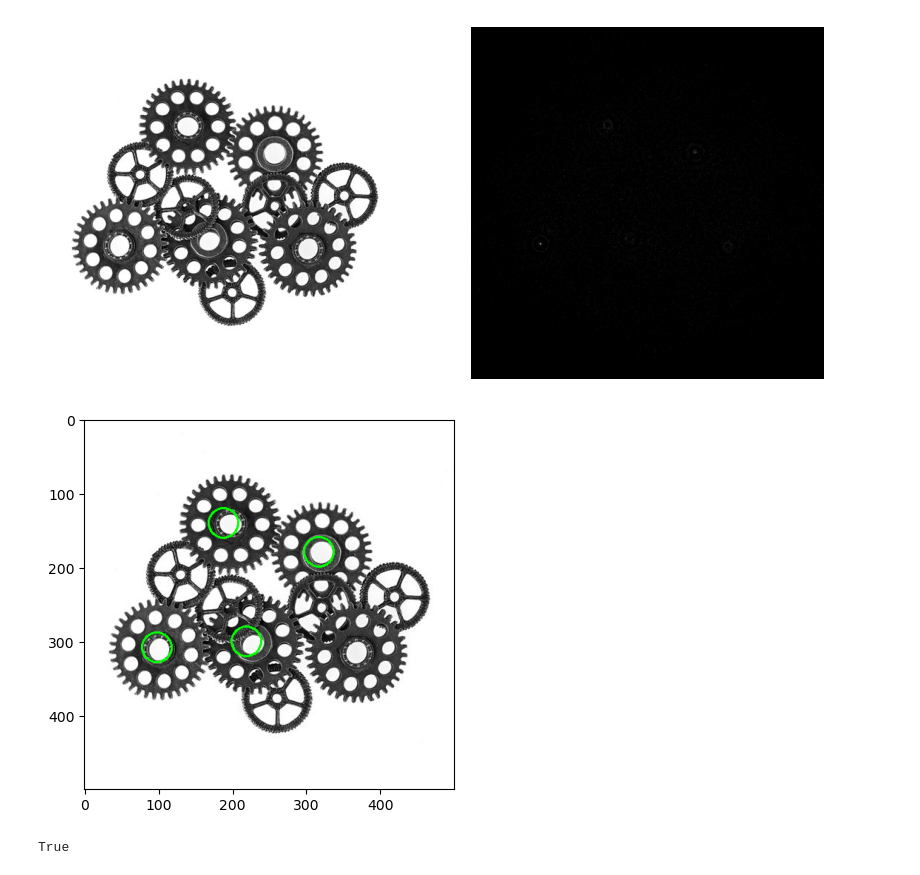
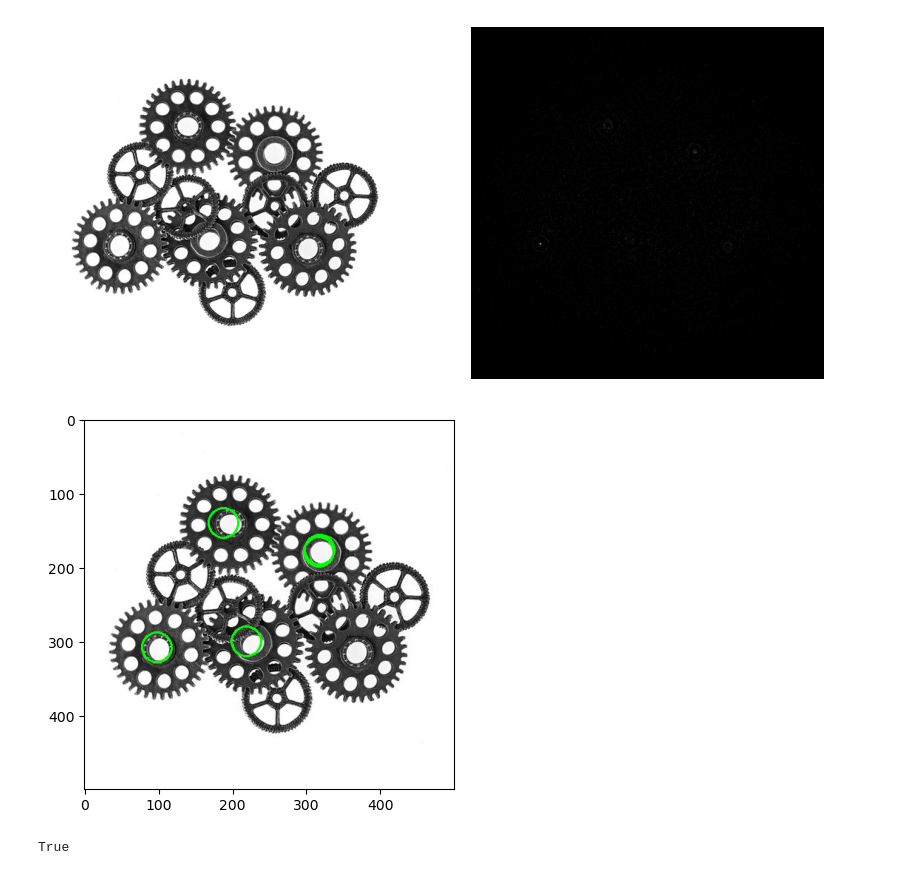
Before and after one commit to KrzysztofGG/ZAW, a Jupyter notebook: lab9/lab9_changed.ipynb, the cells around one changed output. Cells and saved outputs as stored; diff of their text form; code cells hidden in the pictures.

```diff
--- a/lab9/lab9_changed.ipynb
+++ b/lab9/lab9_changed.ipynb
@@ -80,3 +80,8 @@ for contur in trybik_contours[0:1]:
         angle = np.arctan2(vector[1], vector[0])
         orientation = int(gradient_orient[y, x])
         R_table[orientation].append((length, angle))
+# %%
+print(sum([len(x) for x in R_table]))
+for i, x in enumerate(R_table):
+    print(f"{i}: {x}")
+    # print(len(x))
@@ -105,21 +128,21 @@ show_images([trybiki, hough_space])
 [figure]
 # %%
 temp = []
-for i in range(4):
+for i in range(5):
     argmax = np.unravel_index(np.argmax(hough_space, axis=None), hough_space.shape)
     temp.append(argmax)
     hough_space[argmax[0] - 20 : argmax[0] + 20, argmax[1] - 20 : argmax[1] + 20] = 0
 
 import matplotlib.pyplot as plt
 trybiki = cv2.cvtColor(trybiki, cv2.COLOR_GRAY2BGR)
 for point in temp:
     cv2.circle(trybiki, (point[1], point[0]), 20, (0, 255, 0), 2)
 #     plt.plot(point[0], point[1], '*', color='r')
 plt.imshow(trybiki)
 plt.show()
 
 
 cv2.imwrite("trybiki.jpg", trybiki)
 # %% [output]
-[figure, old version]
+[figure, new version]
 True
```
Also changed, not shown: parts of 1 cell of this notebook, 2 other files.
